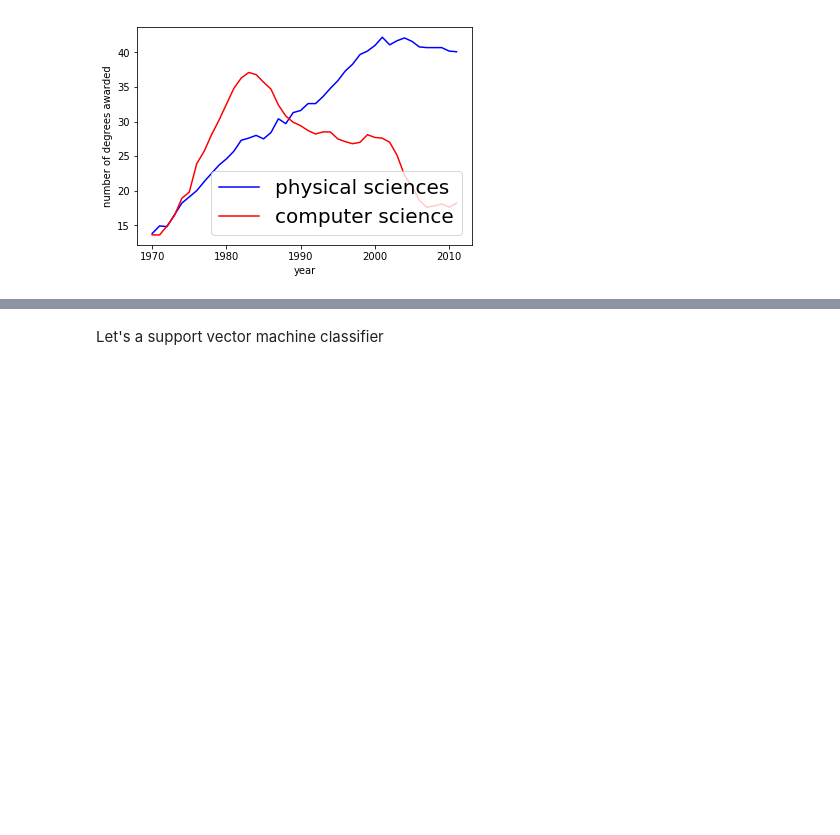
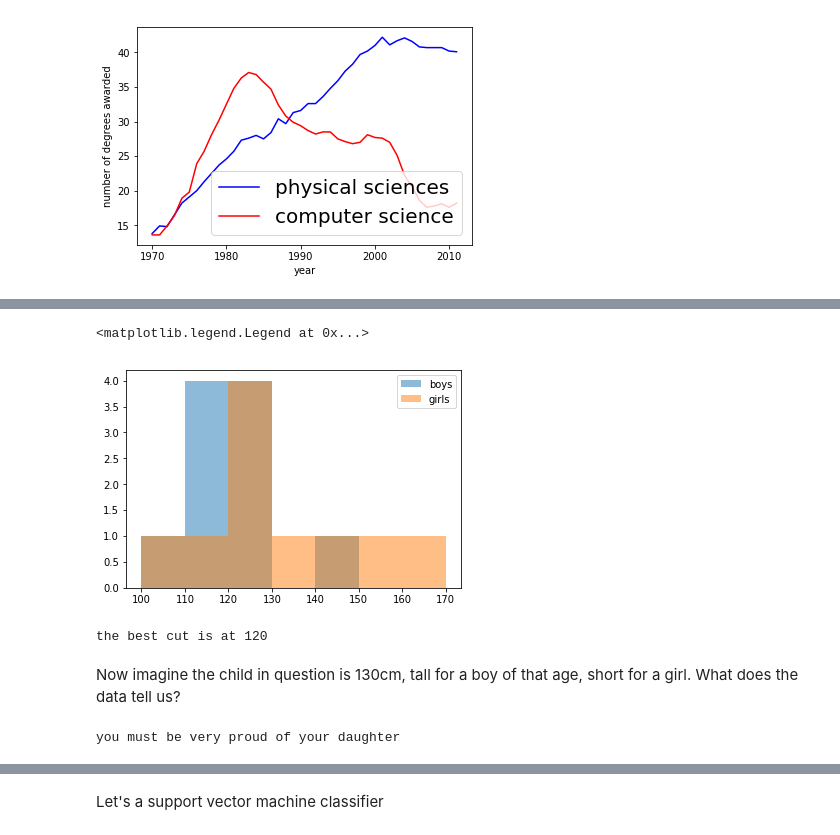
Before and after one commit to SocieteGenevoiseDonnees/IntroToPython-3, a Jupyter notebook: Python.ipynb, the cells around one changed output, grey strips where cells are left out. Saved outputs shown, nothing was run; the diff lists cells and outputs as text; code cells hidden in the pictures; blank space fills up the shorter version.

```diff
--- a/Python.ipynb
+++ b/Python.ipynb
@@ -598,0 +507,52 @@ Scikit-learn has many built in data-sets to test new algorithms on!
+# %%
+boys = np.random.normal(120,10,10)
+girls = np.random.normal(140,20,10)
+plt.hist(boys,np.arange(100,180,10),alpha=0.5,label="boys")
+plt.hist(girls,np.arange(100,180,10),alpha=0.5,label="girls")
+plt.legend()
+# %% [output]
+<matplotlib.legend.Legend at 0x...>
+[figure, added]
+# %%
+# we need a way to decide which class the data falls into so we pick
+# a best value from a range by selecting that with the best score.
+possible_cuts = np.arange(100,180,10)
+best_cut = 0
+best_score = 0
+
+# here we iterate over all possible cuts to see how well it scores
+for cut in possible_cuts:
+  score = 0
+  # loop over all boys.
+  for boy in boys:
+    # if classified right this cut gets a cookie
+    if classify(boy, cut)==0:
+      score += 1
+    # if classifed wrong it gets a kick
+    else:
+      score -= 1
+  # loop over all girls.
+  for girl in girls:
+    # if classified right this cut gets a cookie
+    if classify(girl, cut)==1:
+      score += 1
+    # if classifed wrong it gets a kick
+    else:
+      score -= 1
+  # we asses the how good this cut is overall
+  if score > best_score:
+    # if its good, keep it!
+    best_cut = cut
+    best_score = score
+print("the best cut is at", best_cut)
+# %% [output]
+the best cut is at 120
+# %% [markdown]
+Now imagine the child in question is 130cm, tall for a boy of that age, short for a girl. What does the data tell us?
+# %%
+if 130 > best_cut:
+  print("you must be very proud of your daughter")
+else:
+  print("What a marvolous son you have!")
+# %% [output]
+you must be very proud of your daughter
```
Also changed, not shown: parts of 43 cells of this notebook.
